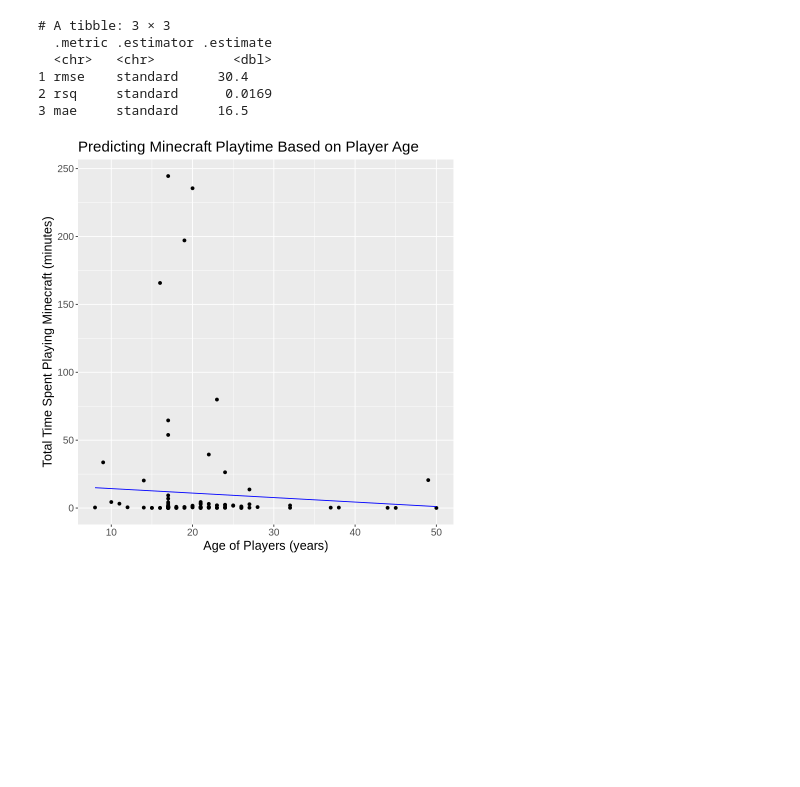
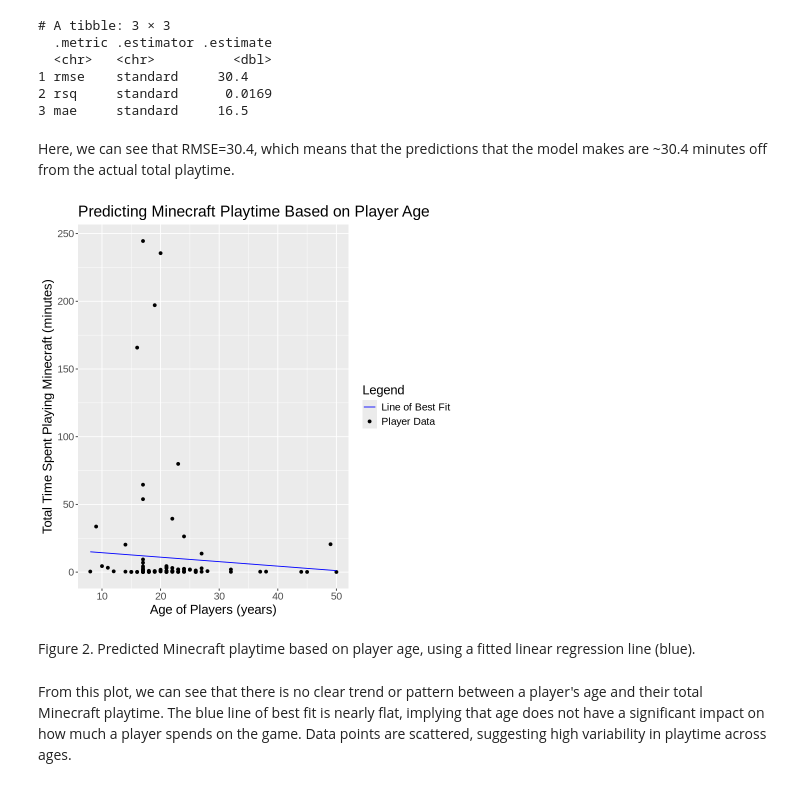
Before and after one commit to shayda27/dsci_project_s2025, a Jupyter notebook: final_project_dsci.ipynb, the cells around one changed output. Saved outputs shown, nothing was run; the diff lists cells and outputs as text; code cells hidden in the pictures; blank space fills up the shorter version.

```diff
--- a/final_project_dsci.ipynb
+++ b/final_project_dsci.ipynb
@@ -205,21 +273,29 @@ print(lm_test_results)
 1 rmse    standard     30.4
 2 rsq     standard      0.0169
 3 mae     standard     16.5
+# %% [markdown]
+Here, we can see that RMSE=30.4, which means that the predictions that the model makes are ~30.4 minutes off from the actual total playtime.
 # %%
 #visualize!
 lm_preds<-lm_fit|>
 predict(minecraft_data)|>
 bind_cols(minecraft_data)
 
 minecraft_preds_plot<- ggplot(lm_preds, aes(x=age, y=total_minutes))+
-geom_point()+
-geom_line(aes(y=.pred), color="blue")+
+geom_point(aes(color="Player Data"))+
+geom_line(aes(y=.pred, color="Line of Best Fit"))+
 labs(x="Age of Players (years)", y= "Total Time Spent Playing Minecraft (minutes)",
-     title="Predicting Minecraft Playtime Based on Player Age")+
-theme(text=element_text(size=15))
+     title="Predicting Minecraft Playtime Based on Player Age",
+    color="Legend")+
+scale_color_manual( values=c("Player Data"= "black", "Line of Best Fit" = "blue"))+
+theme(text=element_text(size=15.5))
 
 minecraft_preds_plot
 # %% [output]
-[figure, old version]
+[figure, new version]
+# %% [markdown]
+Figure 2. Predicted Minecraft playtime based on player age, using a fitted linear regression line (blue).
+# %% [markdown]
+From this plot, we can see that there is no clear trend or pattern between a player's age and their total Minecraft playtime. The blue line of best fit is nearly flat, implying that age does not have a significant impact on how much a player spends on the game. Data points are scattered, suggesting high variability in playtime across ages.
 # %% [markdown]
 #### **DISCUSSION**
```
Also changed, not shown: parts of 15 cells of this notebook.
